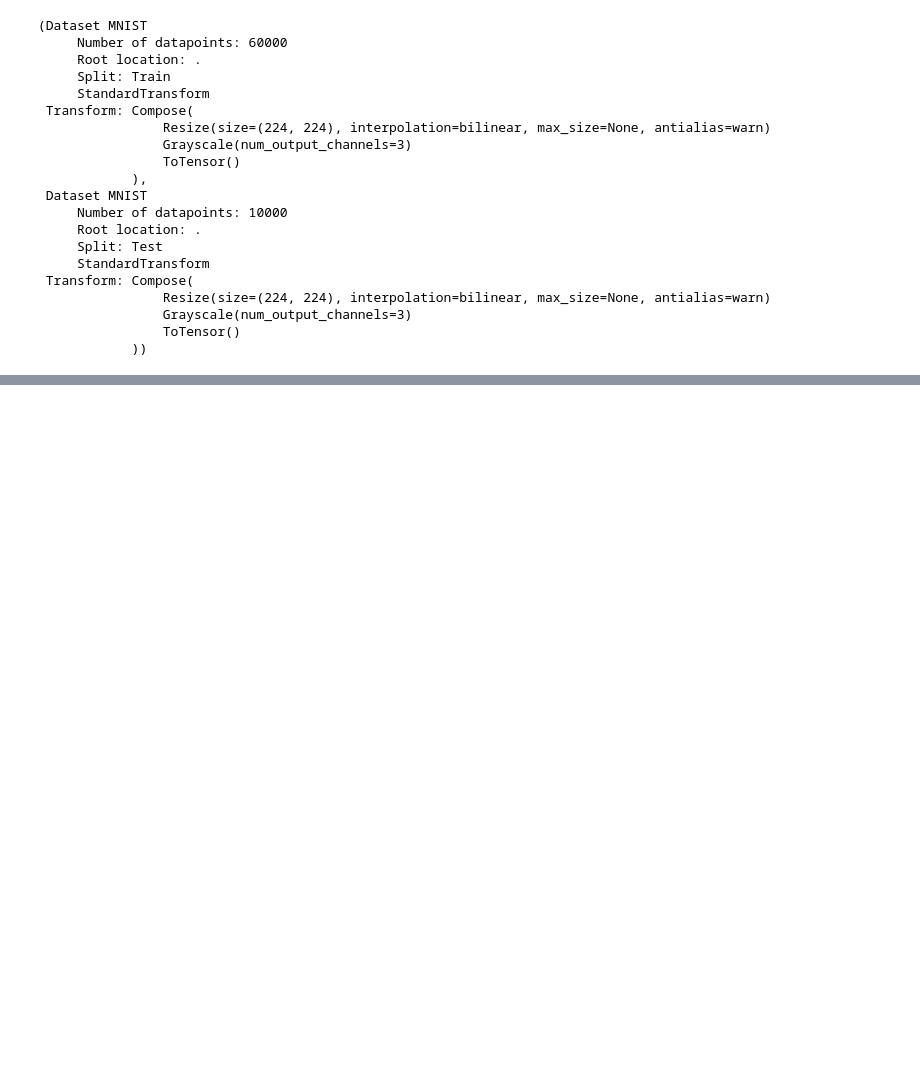
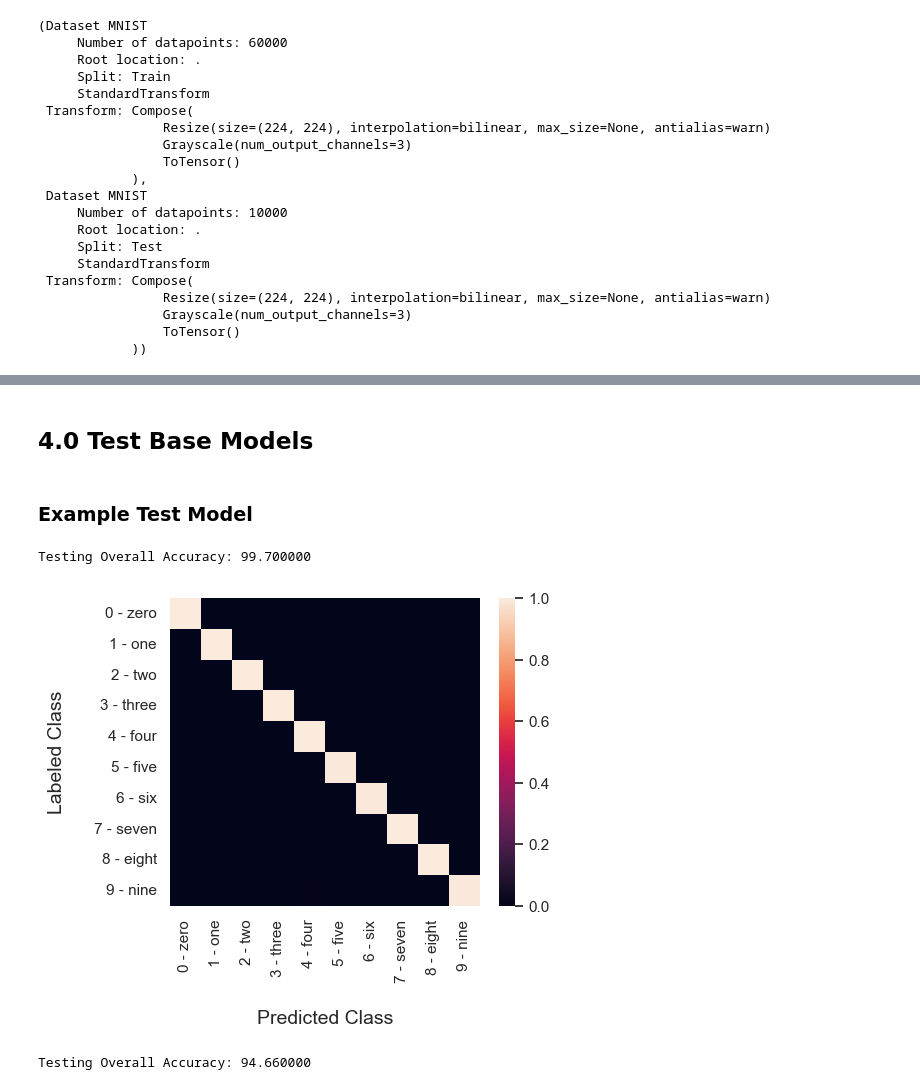
Before and after one commit to paulmjojy/DeepLearningFinalProj, a Jupyter notebook: Final.ipynb, the cells around one changed output, grey strips where cells are left out. Cells and saved outputs as stored; diff of their text form; code cells hidden in the pictures; blank space fills up the shorter version.

```diff
--- a/Final.ipynb
+++ b/Final.ipynb
@@ -82,0 +397,2 @@ mnist
+# %% [markdown]
+## 4.0 Test Base Models
@@ -82,0 +436,37 @@ mnist
+# %%
+#Pass in the 3 metrics from test function, and options to create other graphs
+def show_test_results(allLabels, allPrediction, testAccuracies, labelNames, cf=True, bar=True):
+    if cf:
+        #Show confusion matrix
+        cf_matrix = confusion_matrix(allLabels, allPrediction)
+        #Divide predicted columns by number predicted for each class
+        ax = sns.heatmap((cf_matrix / np.sum(cf_matrix, axis=1)), fmt='.1%', xticklabels=labelNames, yticklabels=labelNames)
+        ax.set_xlabel("Predicted Class", fontsize=14, labelpad=20)
+        ax.set_ylabel("Labeled Class", fontsize=14, labelpad=20)
+        plt.show()
+
+    if bar:
+        #Format the label data for plotting class accuracies
+        uniqueTest, countsTest = np.unique(allLabels, return_counts=True)
+        labelDictTest = dict(zip(uniqueTest, countsTest))
+        keysTest = list(labelDictTest.keys())
+        labelsCountTest = [int(labelDictTest[k]) for k in keysTest]
+
+        #Show class accuracies on barchart
+        plot = sns.barplot(x=keysTest, y=testAccuracies)
+        plot.set_xticklabels(labels=labelNames, rotation=-45)
+        plt.show()
+# %% [markdown]
+### Example Test Model
+# %%
+allLabels, allPrediction, testAccuracies = test_model(resNet_mnist, classesNumericMnist, mnist_test_loader)
+# %% [output]
+Testing Overall Accuracy: 99.700000
+# %%
+show_test_results(allLabels, allPrediction, testAccuracies, classesMnist, True, False)
+# %% [output]
+[figure, added]
+# %%
+allLabels, allPrediction, testAccuracies = test_model(resNet_cifar, classesNumericCifar, cifar_test_loader)
+# %% [output]
+Testing Overall Accuracy: 94.660000
```
Also changed, not shown: parts of 28 cells of this notebook.
